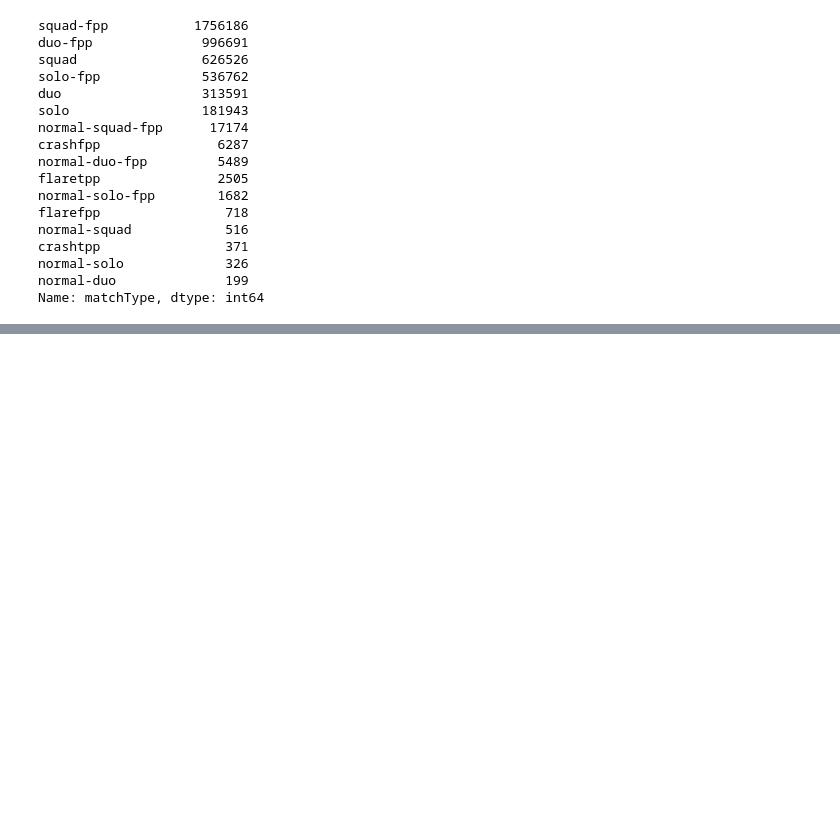
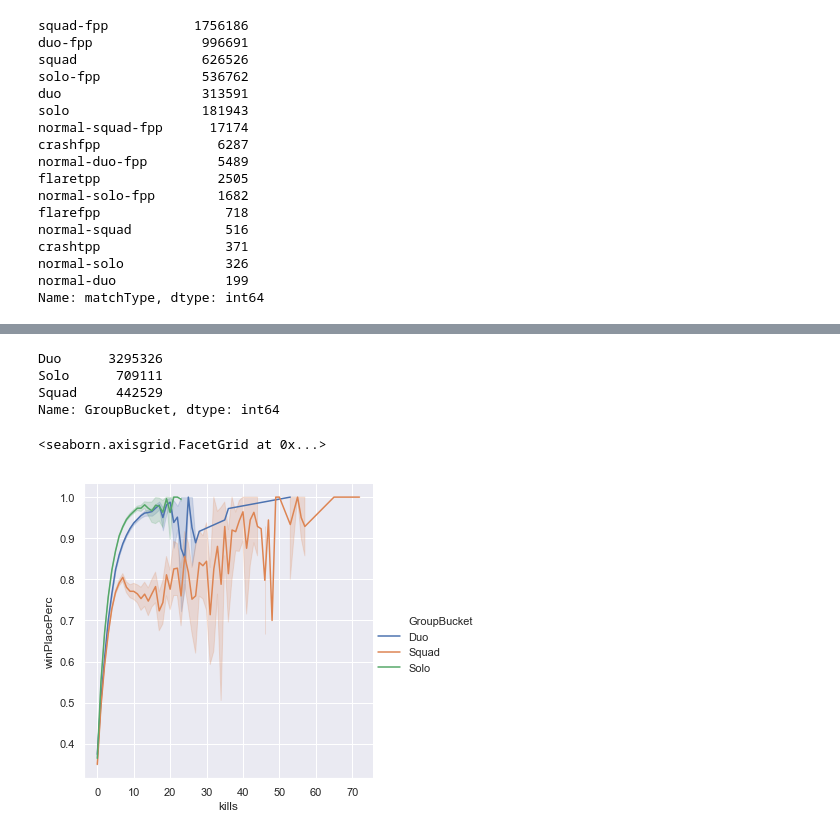
Before and after one commit to CrookedNoob/Kaggle, a Jupyter notebook: PUBG_Data_Exploration_n_Predictive_Modelling.ipynb, the cells around one changed output, grey strips where cells are left out. Drawn from its saved outputs; the diff is of its cells as text; code cells hidden in the pictures; blank space fills up the shorter version.

```diff
--- a/PUBG_Data_Exploration_n_Predictive_Modelling.ipynb
+++ b/PUBG_Data_Exploration_n_Predictive_Modelling.ipynb
@@ -258,0 +326,14 @@ sns.catplot(x="matchType", y="kills", hue="WinPlaceBucket", kind="swarm", data=d
+# %%
+data['GroupBucket'] = np.where(data.numGroups >50, 'Solo',
+                          np.where(data.numGroups>25 , 'Duo', 'Squad'))
+data["GroupBucket"].value_counts()
+# %% [output]
+Duo      3295326
+Solo      709111
+Squad     442529
+Name: GroupBucket, dtype: int64
+# %%
+sns.relplot(x="kills", y="winPlacePerc", hue="GroupBucket", kind="line", data=data)
+# %% [output]
+<seaborn.axisgrid.FacetGrid at 0x...>
+[figure, added]
```
Also changed, not shown: parts of 16 cells of this notebook.
